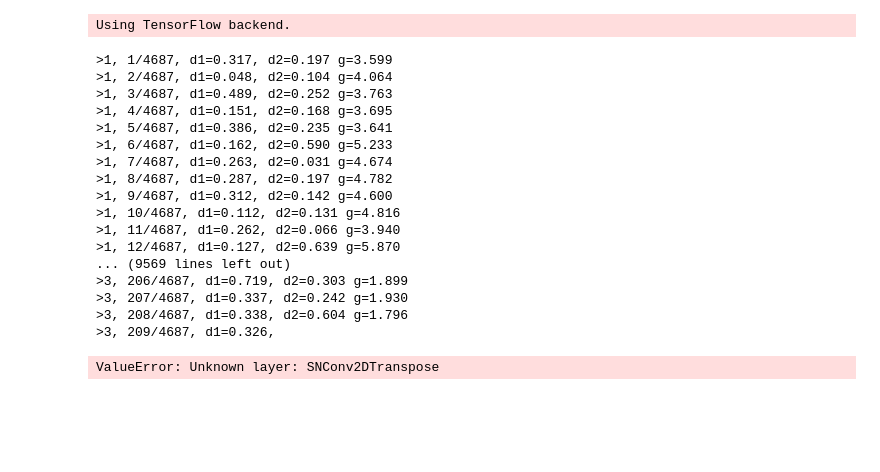
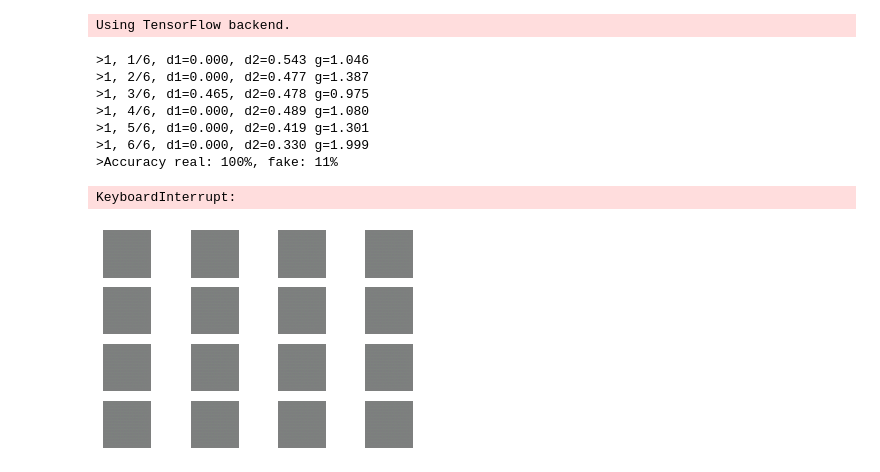
Before and after one commit to pptr3/face-generation-gan-keras, a Jupyter notebook: GAN.ipynb, the cells around one changed output. Cells and saved outputs as stored; diff of their text form; code cells hidden in the pictures; blank space fills up the shorter version.

```diff
--- a/GAN.ipynb
+++ b/GAN.ipynb
@@ -290,7 +290,7 @@ def save_plot(examples, epoch, n=4):
         # plot raw pixel data
         plt.imshow(examples[i])
     # save plot to file
-    filename = 'model_img/generated_plot_e%03d.png' % (epoch+1)
+    filename = 'generated_plot_e%03d.png' % (epoch+1)
     plt.savefig(filename)
     plt.close()
 
@@ -309,12 +309,12 @@ def summarize_performance(epoch, g_model, d_model, dataset, latent_dim, n_sample
     # save plot
     save_plot(x_fake, epoch)
     # save the generator model tile file
-    filename = 'models/generator_model_%03d.h5' % (epoch+1)
+    filename = 'generator_model_%03d.h5' % (epoch+1)
     g_model.save(filename)
 
 
 # train the generator and discriminator
-def train(g_model, d_model, gan_model, dataset, latent_dim, n_epochs=30, n_batch=32):
+def train(g_model, d_model, gan_model, dataset, latent_dim, n_epochs=5, n_batch=32):
     bat_per_epo = int(dataset.shape[0] / n_batch)
     half_batch = int(n_batch / 2)
     # manually enumerate epochs
@@ -343,7 +343,7 @@ def train(g_model, d_model, gan_model, dataset, latent_dim, n_epochs=30, n_batch
             summarize_performance(i, g_model, d_model, dataset, latent_dim)
 # %%
 directory = 'img_align_celeba/img_align_celeba/'
-how_many = 150000
+how_many = 200
 celeba_img = np.sort(os.listdir(directory))
 dataset = celeba_img[:how_many]
 img_shape = (178, 218, 3)
@@ -374,23 +374,14 @@ dataset = load_dataset(dataset)
 # train model
 train(g_model, d_model, gan_model, dataset, latent_dim)
 # %% [output]
->1, 1/4687, d1=0.317, d2=0.197 g=3.599
->1, 2/4687, d1=0.048, d2=0.104 g=4.064
->1, 3/4687, d1=0.489, d2=0.252 g=3.763
->1, 4/4687, d1=0.151, d2=0.168 g=3.695
->1, 5/4687, d1=0.386, d2=0.235 g=3.641
->1, 6/4687, d1=0.162, d2=0.590 g=5.233
->1, 7/4687, d1=0.263, d2=0.031 g=4.674
->1, 8/4687, d1=0.287, d2=0.197 g=4.782
->1, 9/4687, d1=0.312, d2=0.142 g=4.600
->1, 10/4687, d1=0.112, d2=0.131 g=4.816
->1, 11/4687, d1=0.262, d2=0.066 g=3.940
->1, 12/4687, d1=0.127, d2=0.639 g=5.870
-... (9569 lines left out)
->3, 206/4687, d1=0.719, d2=0.303 g=1.899
->3, 207/4687, d1=0.337, d2=0.242 g=1.930
->3, 208/4687, d1=0.338, d2=0.604 g=1.796
->3, 209/4687, d1=0.326,
+>1, 1/6, d1=0.000, d2=0.543 g=1.046
+>1, 2/6, d1=0.000, d2=0.477 g=1.387
+>1, 3/6, d1=0.465, d2=0.478 g=0.975
+>1, 4/6, d1=0.000, d2=0.489 g=1.080
+>1, 5/6, d1=0.000, d2=0.419 g=1.301
+>1, 6/6, d1=0.000, d2=0.330 g=1.999
+>Accuracy real: 100%, fake: 11%
+KeyboardInterrupt:
 # %%
 # example of loading the generator model and generating images
 from keras.models import load_model
@@ -406,7 +397,7 @@ def generate_latent_points(latent_dim, n_samples):
     return x_input
 
 # create and save a plot of generated images
-def save_plot(examples, n):
+def show_plot(examples, n):
     # plot images
     for i in range(n * n):
         # define subplot
@@ -418,14 +409,14 @@ def save_plot(examples, n):
     pyplot.show()
 # %%
 # load model
-model = load_model('models/generator_model_010.h5')
+model = load_model('generator_model_001.h5', custom_objects={'SNConv2DTranspose':SNConv2DTranspose, 'SNConv2D': SNConv2D})
 # generate images
 latent_points = generate_latent_points(100, 100)
 # generate images
 X = model.predict(latent_points)
 # scale from [-1,1] to [0,1]
 X = (X + 1) / 2.0
 # plot the result
-save_plot(X, 4)
+show_plot(X, 4)
 # %% [output]
-ValueError: Unknown layer: SNConv2DTranspose
+[figure, added]
```
Also changed, not shown: 1 other file.
